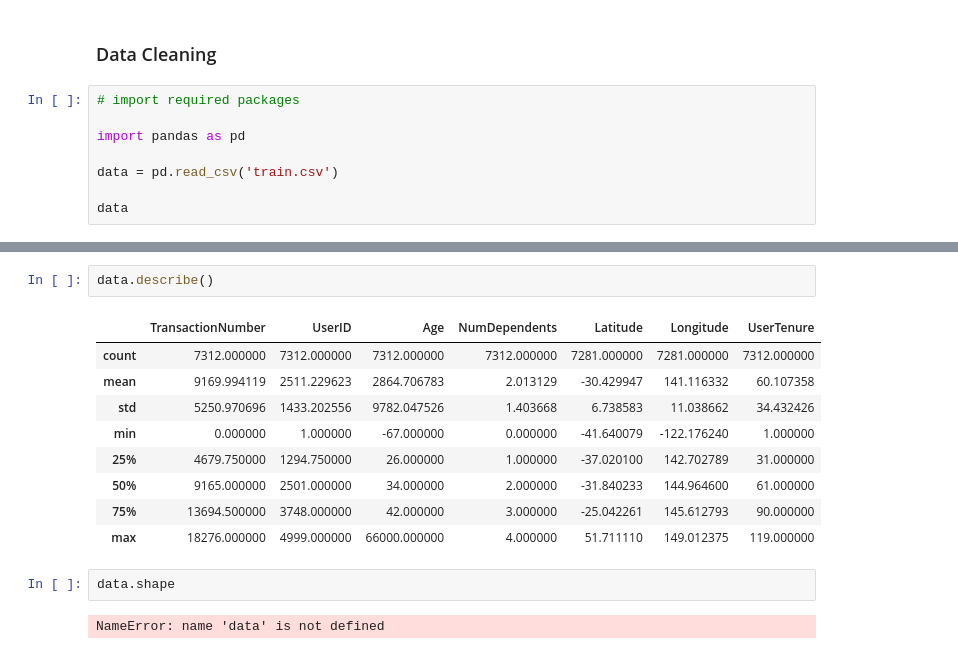
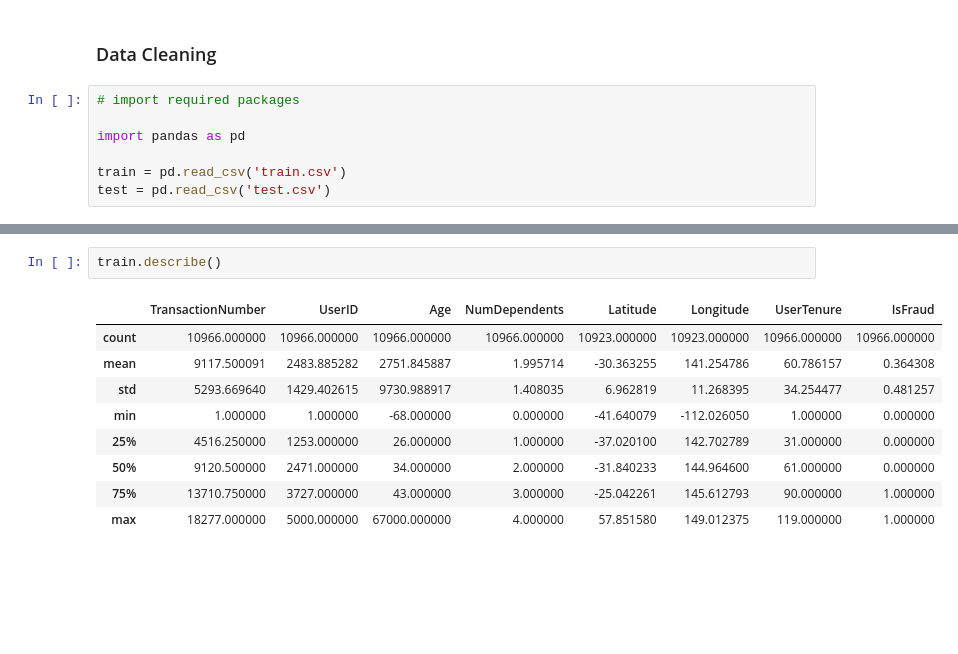
Before and after one commit to snousind/Inter-Uni-Datathon, a Jupyter notebook: datacleaning.ipynb, the cells around one changed output, grey strips where cells are left out. Drawn from its saved outputs; the diff is of its cells as text; blank space fills up the shorter version.

```diff
--- a/datacleaning.ipynb
+++ b/datacleaning.ipynb
@@ -7,6 +7,5 @@
 
 import pandas as pd
 
-data = pd.read_csv('train.csv')
-
-data
+train = pd.read_csv('train.csv')
+test = pd.read_csv('test.csv')
@@ -27,16 +12,12 @@ data
 # %%
-data.describe()
+train.describe()
 # %% [output]
-|  | TransactionNumber | UserID | Age | NumDependents | Latitude | Longitude | UserTenure |
-| count | 7312.000000 | 7312.000000 | 7312.000000 | 7312.000000 | 7281.000000 | 7281.000000 | 7312.000000 |
-| mean | 9169.994119 | 2511.229623 | 2864.706783 | 2.013129 | -30.429947 | 141.116332 | 60.107358 |
-| std | 5250.970696 | 1433.202556 | 9782.047526 | 1.403668 | 6.738583 | 11.038662 | 34.432426 |
-| min | 0.000000 | 1.000000 | -67.000000 | 0.000000 | -41.640079 | -122.176240 | 1.000000 |
-| 25% | 4679.750000 | 1294.750000 | 26.000000 | 1.000000 | -37.020100 | 142.702789 | 31.000000 |
-| 50% | 9165.000000 | 2501.000000 | 34.000000 | 2.000000 | -31.840233 | 144.964600 | 61.000000 |
-| 75% | 13694.500000 | 3748.000000 | 42.000000 | 3.000000 | -25.042261 | 145.612793 | 90.000000 |
-| max | 18276.000000 | 4999.000000 | 66000.000000 | 4.000000 | 51.711110 | 149.012375 | 119.000000 |
+|  | TransactionNumber | UserID | Age | NumDependents | Latitude | Longitude | UserTenure | IsFraud |
+| count | 10966.000000 | 10966.000000 | 10966.000000 | 10966.000000 | 10923.000000 | 10923.000000 | 10966.000000 | 10966.000000 |
+| mean | 9117.500091 | 2483.885282 | 2751.845887 | 1.995714 | -30.363255 | 141.254786 | 60.786157 | 0.364308 |
+| std | 5293.669640 | 1429.402615 | 9730.988917 | 1.408035 | 6.962819 | 11.268395 | 34.254477 | 0.481257 |
+| min | 1.000000 | 1.000000 | -68.000000 | 0.000000 | -41.640079 | -112.026050 | 1.000000 | 0.000000 |
+| 25% | 4516.250000 | 1253.000000 | 26.000000 | 1.000000 | -37.020100 | 142.702789 | 31.000000 | 0.000000 |
+| 50% | 9120.500000 | 2471.000000 | 34.000000 | 2.000000 | -31.840233 | 144.964600 | 61.000000 | 0.000000 |
+| 75% | 13710.750000 | 3727.000000 | 43.000000 | 3.000000 | -25.042261 | 145.612793 | 90.000000 | 1.000000 |
+| max | 18277.000000 | 5000.000000 | 67000.000000 | 4.000000 | 57.851580 | 149.012375 | 119.000000 | 1.000000 |
-# %%
-data.shape
-# %% [output]
-NameError: name 'data' is not defined
```
Also changed, not shown: parts of 2 cells of this notebook, 1 other file.
